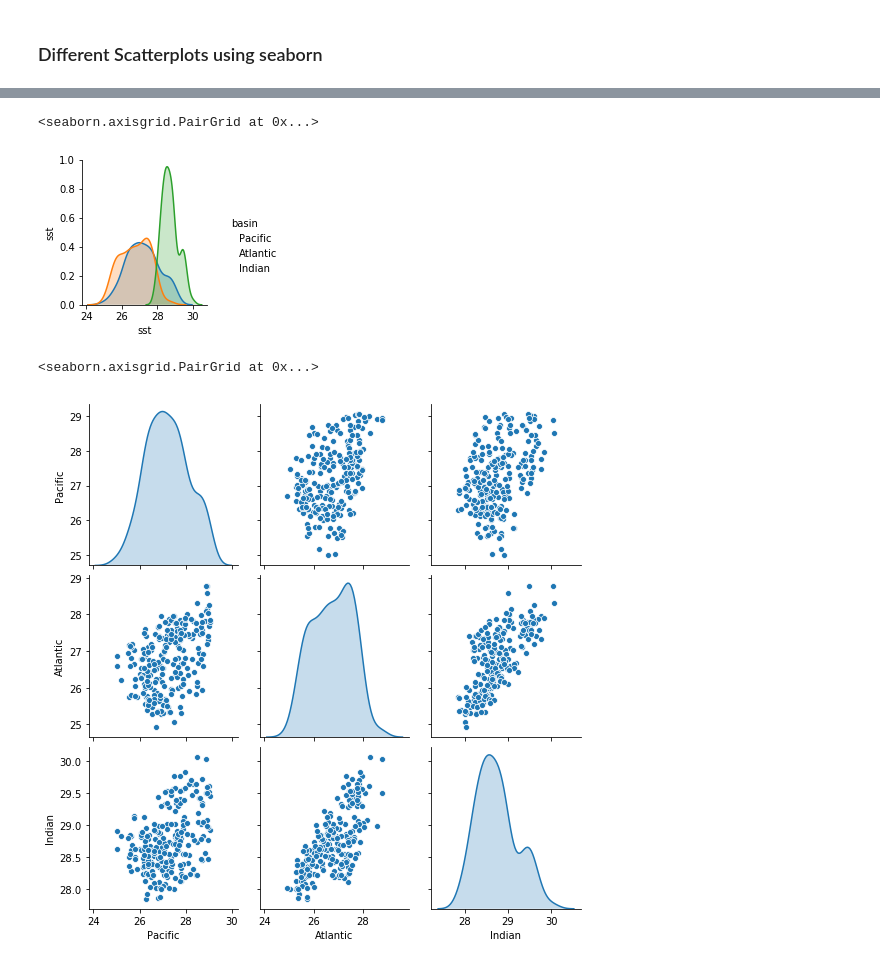
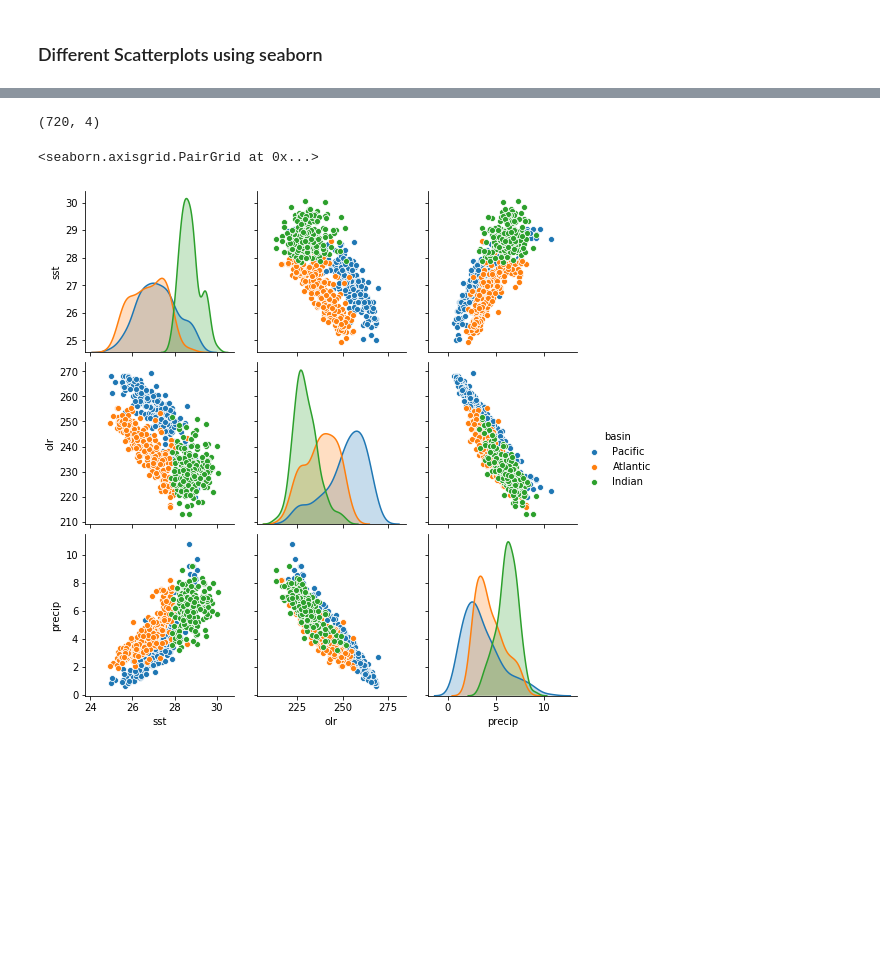
Before and after one commit to sisams/MPO624-2020, a Jupyter notebook: Course_Modules_Topics_Notebooks/covariance_matrix_and_decompositions/ENSO_multiple_variables_scatter_bins.ipynb, the cells around one changed output, grey strips where cells are left out. Cells and saved outputs as stored; diff of their text form; code cells hidden in the pictures; blank space fills up the shorter version.

```diff
--- a/Course_Modules_Topics_Notebooks/covariance_matrix_and_decompositions/ENSO_multiple_variables_scatter_bins.ipynb
+++ b/Course_Modules_Topics_Notebooks/covariance_matrix_and_decompositions/ENSO_multiple_variables_scatter_bins.ipynb
@@ -190,9 +187,9 @@ AttributeError: 'numpy.ndarray' object has no attribute 'values'
 # %%
 # taking mean across longitudinal band
 
-Pac_sst = Pac_sst.mean(dim='lon')
-Atl_sst = Atl_sst.mean(dim='lon')
-Ind_sst = Ind_sst.mean(dim='lon')
+Pac_sst,Pac_olr,Pac_precip = Pac_sst.mean(dim='lon'),Pac_olr.mean(dim='lon'),Pac_precip.mean(dim='lon')
+Atl_sst,Atl_olr,Atl_precip = Atl_sst.mean(dim='lon'),Atl_olr.mean(dim='lon'),Atl_precip.mean(dim='lon')
+Ind_sst,Ind_olr,Ind_precip = Ind_sst.mean(dim='lon'),Ind_olr.mean(dim='lon'),Ind_precip.mean(dim='lon')
 print(Pac_sst.shape,Atl_sst.shape,Ind_sst.shape)
 # %% [output]
 (240,) (240,) (240,)
@@ -200,9 +197,9 @@ print(Pac_sst.shape,Atl_sst.shape,Ind_sst.shape)
 ### Different Scatterplots using seaborn
 # %%
 # setting up a dataframe where the rows are time and columns are basin
-d = {'Pacific': Pac_sst, 'Atlantic': Atl_sst, 'Indian': Ind_sst}
-df = pd.DataFrame(d,dtype=float)
-df = df.rename_axis('basin',axis='columns')
-df
+d1,d2,d3 = {'Pacific': Pac_sst, 'Atlantic': Atl_sst, 'Indian': Ind_sst},{'Pacific': Pac_olr, 'Atlantic': Atl_olr, 'Indian': Ind_olr},{'Pacific': Pac_precip, 'Atlantic': Atl_precip, 'Indian': Ind_precip}
+df1,df2,df3 = pd.DataFrame(d1,dtype=float),pd.DataFrame(d2,dtype=float),pd.DataFrame(d3,dtype=float)
+df1,df2,df3 = df1.rename_axis('basin',axis='columns'),df2.rename_axis('basin',axis='columns'),df3.rename_axis('basin',axis='columns')
+df2
 # %% [output]
 | basin | Pacific | Atlantic | Indian |
@@ -250,0 +218,6 @@ df_tidy
+# %%
+s1,s2,s3=df1.stack(),df2.stack(),df3.stack()
+s1.name,s2.name,s3.name='sst','olr','precip'
+df_tidy1,df_tidy2,df_tidy3=s1.reset_index(),s2.reset_index(),s3.reset_index()
+df_tidy1,df_tidy2,df_tidy3=df_tidy1.drop(columns=['level_0']),df_tidy2.drop(columns=['level_0']),df_tidy3.drop(columns=['level_0'])
+df_tidy3
@@ -250,0 +238,5 @@ df_tidy
+# %%
+df_all = pd.concat([df_tidy1,df_tidy2,df_tidy3],axis=1,ignore_index=True)
+df_all = df_all.drop(columns=[2,4])
+df_all = df_all.rename(columns={0: "basin", 1: "sst", 3: "olr", 5: "precip"})
+df_all
@@ -251,10 +257,9 @@ df_tidy
+# %%
+df_all.shape
+# %% [output]
+(720, 4)
 # %%
-sns.pairplot(df_tidy,diag_kind="kde",hue='basin', dropna=True)
+sns.pairplot(df_all,diag_kind="kde",hue='basin', dropna=True)
 # %% [output]
 <seaborn.axisgrid.PairGrid at 0x...>
-[figure, old version]
+[figure, new version]
-# %%
-sns.pairplot(df,diag_kind="kde", dropna=True)
-# %% [output]
-<seaborn.axisgrid.PairGrid at 0x...>
-[figure, removed]
```
Also changed, not shown: parts of 8 cells of this notebook.
